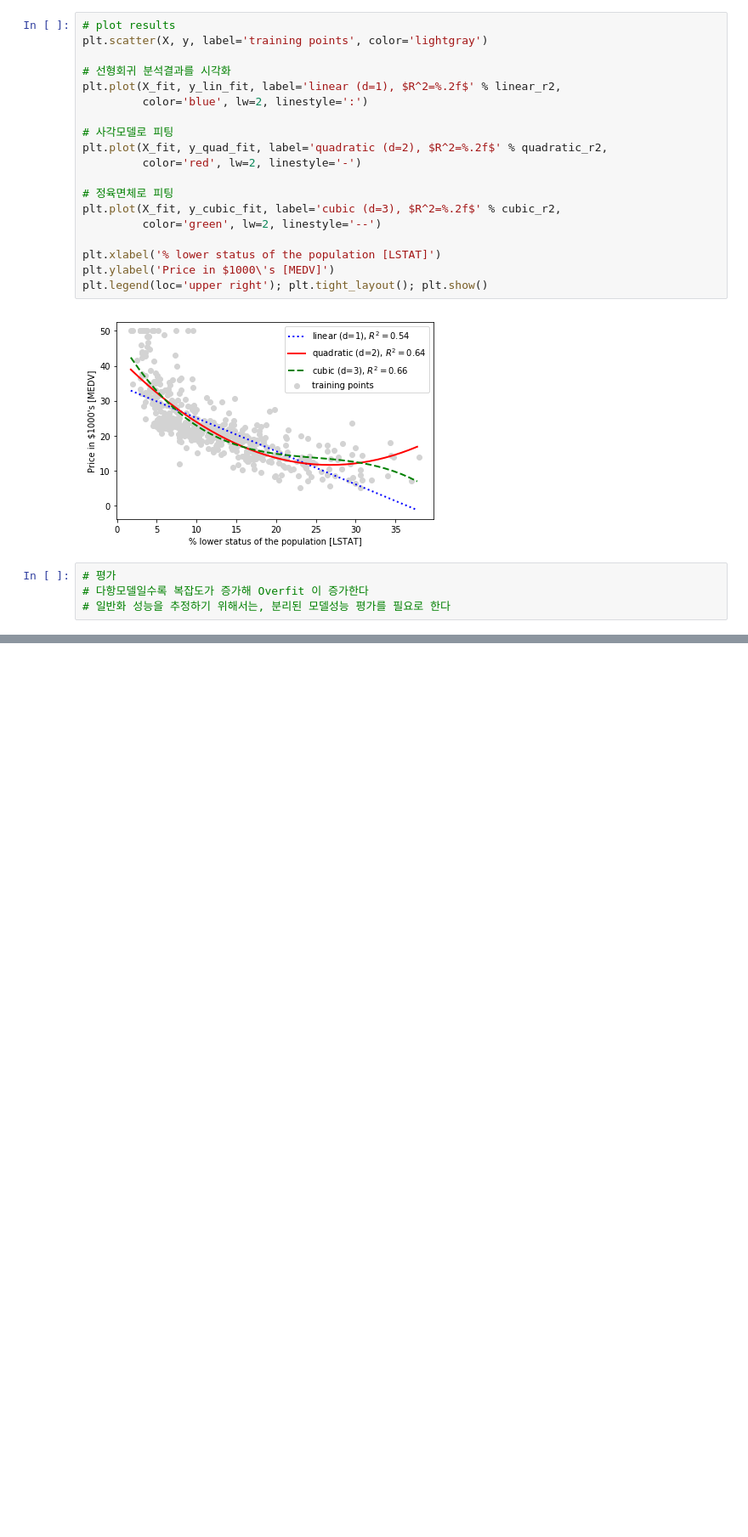
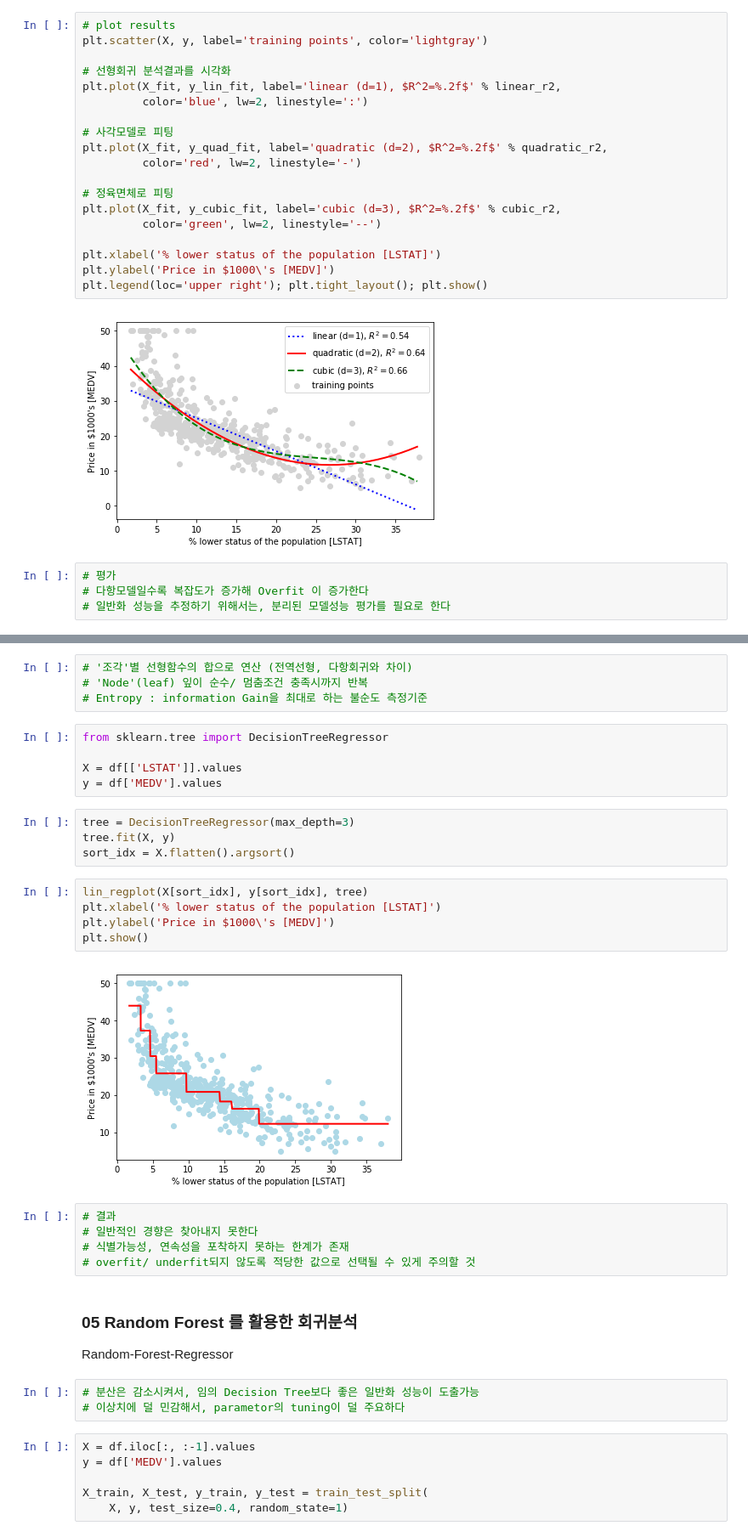
Before and after one commit to Queie/TensorFlow, a Jupyter notebook: 08.Simple Regression.ipynb, the cells around one changed output, grey strips where cells are left out. Shown: that part at 85% size. Saved outputs shown, nothing was run; the diff lists cells and outputs as text; blank space fills up the shorter version.

```diff
--- a/08.Simple Regression.ipynb
+++ b/08.Simple Regression.ipynb
@@ -584,0 +631,37 @@ plt.legend(loc='upper right'); plt.tight_layout(); plt.show()
+# %%
+# '조각'별 선형함수의 합으로 연산 (전역선형, 다항회귀와 차이)
+# 'Node'(leaf) 잎이 순수/ 멈춤조건 충족시까지 반복
+# Entropy : information Gain을 최대로 하는 불순도 측정기준
+# %%
+from sklearn.tree import DecisionTreeRegressor
+
+X = df[['LSTAT']].values
+y = df['MEDV'].values
+# %%
+tree = DecisionTreeRegressor(max_depth=3)
+tree.fit(X, y)
+sort_idx = X.flatten().argsort()
+# %%
+lin_regplot(X[sort_idx], y[sort_idx], tree)
+plt.xlabel('% lower status of the population [LSTAT]')
+plt.ylabel('Price in $1000\'s [MEDV]')
+plt.show()
+# %% [output]
+[figure, added]
+# %%
+# 결과
+# 일반적인 경향은 찾아내지 못한다
+# 식별가능성, 연속성을 포착하지 못하는 한계가 존재
+# overfit/ underfit되지 않도록 적당한 값으로 선택될 수 있게 주의할 것
+# %% [markdown]
+### 05 Random Forest 를 활용한 회귀분석
+Random-Forest-Regressor
+# %%
+# 분산은 감소시켜서, 임의 Decision Tree보다 좋은 일반화 성능이 도출가능
+# 이상치에 덜 민감해서, parametor의 tuning이 덜 주요하다
+# %%
+X = df.iloc[:, :-1].values
+y = df['MEDV'].values
+
+X_train, X_test, y_train, y_test = train_test_split(
+    X, y, test_size=0.4, random_state=1)
```
Also changed, not shown: parts of 13 cells of this notebook.
